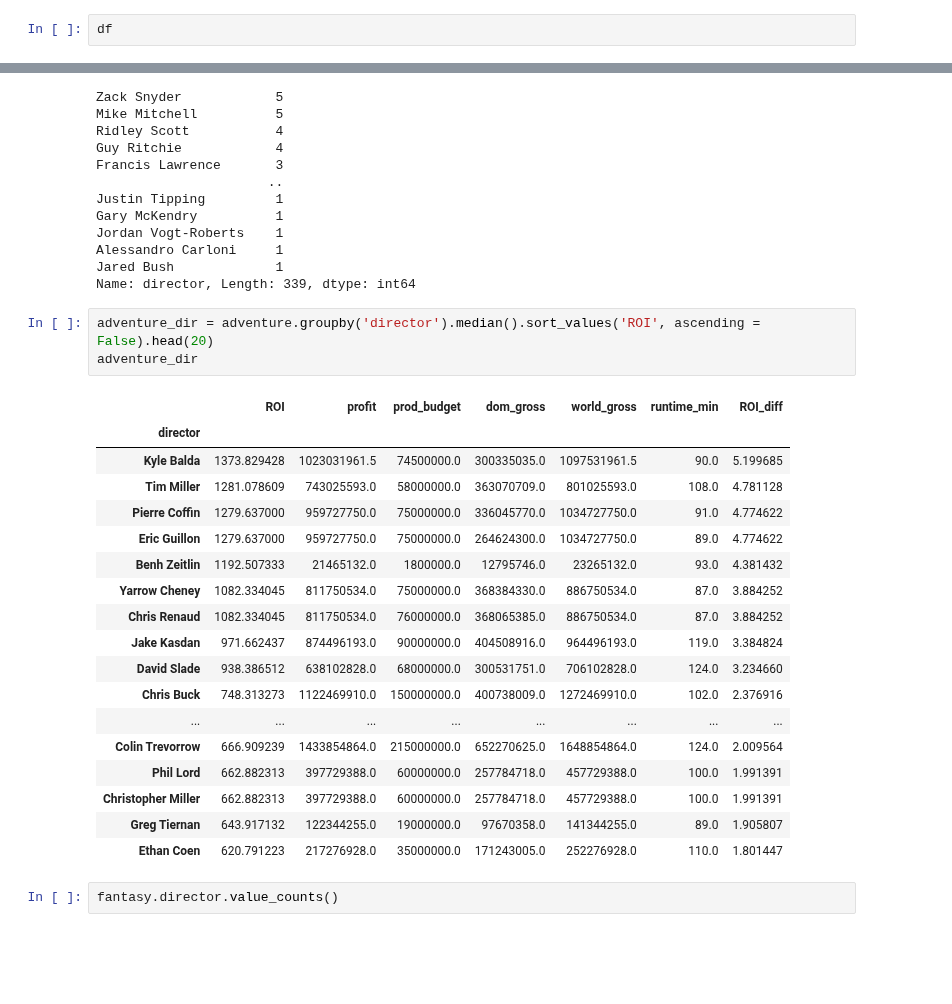
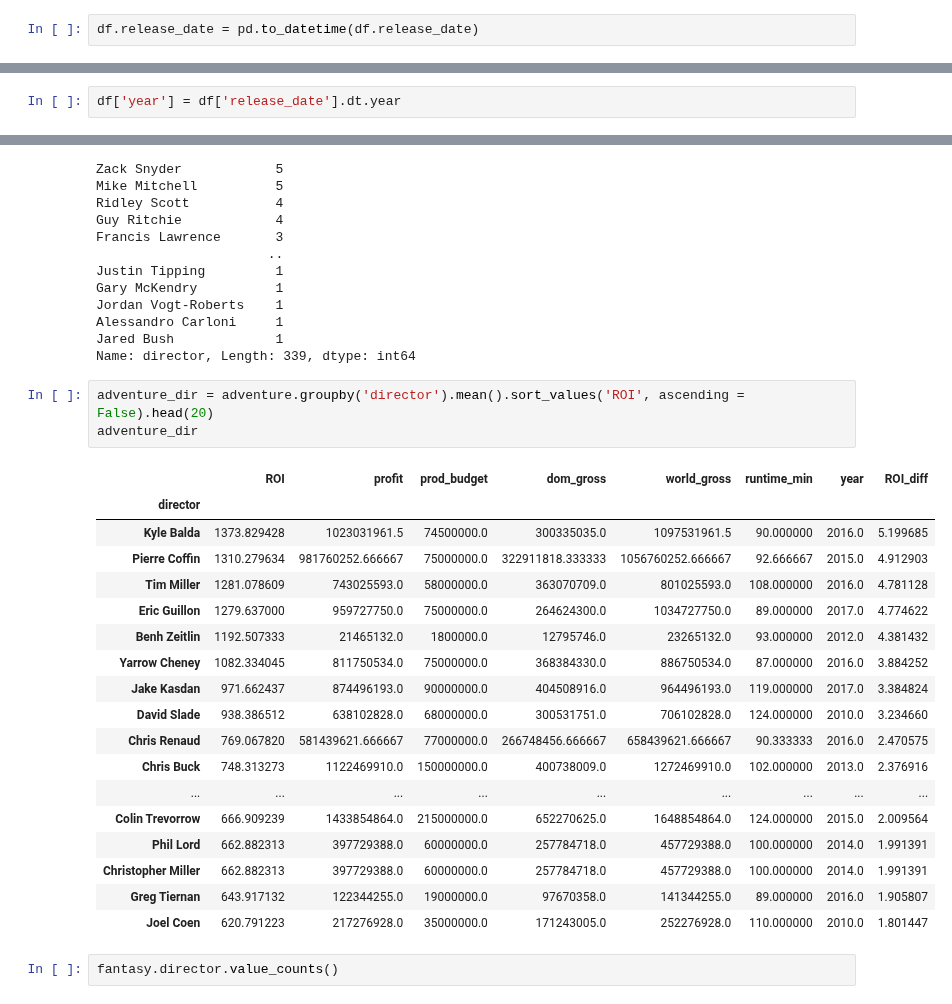
Before and after one commit to JoshuaGottlieb/Microsoft-Movie-Recommendation, a Jupyter notebook: Eggatron-Folder/EDA.ipynb, the cells around one changed output, grey strips where cells are left out. Saved outputs shown, nothing was run; the diff lists cells and outputs as text; blank space fills up the shorter version.

```diff
--- a/Eggatron-Folder/EDA.ipynb
+++ b/Eggatron-Folder/EDA.ipynb
@@ -4,4 +7,4 @@ import numpy as np
 # %%
 df = pd.read_parquet('../zippedData/merged_data.parquet')
 # %%
-df
+df.release_date = pd.to_datetime(df.release_date)
@@ -22,3 +11,5 @@ df
+# %%
+df['year'] = df['release_date'].dt.year
 # %%
 genre = df.explode('genres')
 # %%
@@ -201,27 +198,27 @@ Alessandro Carloni     1
 Jared Bush             1
 Name: director, Length: 339, dtype: int64
 # %%
-adventure_dir = adventure.groupby('director').median().sort_values('ROI', ascending = False).head(20)
+adventure_dir = adventure.groupby('director').mean().sort_values('ROI', ascending = False).head(20)
 adventure_dir
 # %% [output]
-|  | ROI | profit | prod_budget | dom_gross | world_gross | runtime_min | ROI_diff |
-| director |  |  |  |  |  |  |  |
-| Kyle Balda | 1373.829428 | 1023031961.5 | 74500000.0 | 300335035.0 | 1097531961.5 | 90.0 | 5.199685 |
-| Tim Miller | 1281.078609 | 743025593.0 | 58000000.0 | 363070709.0 | 801025593.0 | 108.0 | 4.781128 |
-| Pierre Coffin | 1279.637000 | 959727750.0 | 75000000.0 | 336045770.0 | 1034727750.0 | 91.0 | 4.774622 |
-| Eric Guillon | 1279.637000 | 959727750.0 | 75000000.0 | 264624300.0 | 1034727750.0 | 89.0 | 4.774622 |
-| Benh Zeitlin | 1192.507333 | 21465132.0 | 1800000.0 | 12795746.0 | 23265132.0 | 93.0 | 4.381432 |
-| Yarrow Cheney | 1082.334045 | 811750534.0 | 75000000.0 | 368384330.0 | 886750534.0 | 87.0 | 3.884252 |
-| Chris Renaud | 1082.334045 | 811750534.0 | 76000000.0 | 368065385.0 | 886750534.0 | 87.0 | 3.884252 |
-| Jake Kasdan | 971.662437 | 874496193.0 | 90000000.0 | 404508916.0 | 964496193.0 | 119.0 | 3.384824 |
-| David Slade | 938.386512 | 638102828.0 | 68000000.0 | 300531751.0 | 706102828.0 | 124.0 | 3.234660 |
-| Chris Buck | 748.313273 | 1122469910.0 | 150000000.0 | 400738009.0 | 1272469910.0 | 102.0 | 2.376916 |
-| ... | ... | ... | ... | ... | ... | ... | ... |
-| Colin Trevorrow | 666.909239 | 1433854864.0 | 215000000.0 | 652270625.0 | 1648854864.0 | 124.0 | 2.009564 |
-| Phil Lord | 662.882313 | 397729388.0 | 60000000.0 | 257784718.0 | 457729388.0 | 100.0 | 1.991391 |
-| Christopher Miller | 662.882313 | 397729388.0 | 60000000.0 | 257784718.0 | 457729388.0 | 100.0 | 1.991391 |
-| Greg Tiernan | 643.917132 | 122344255.0 | 19000000.0 | 97670358.0 | 141344255.0 | 89.0 | 1.905807 |
-| Ethan Coen | 620.791223 | 217276928.0 | 35000000.0 | 171243005.0 | 252276928.0 | 110.0 | 1.801447 |
+|  | ROI | profit | prod_budget | dom_gross | world_gross | runtime_min | year | ROI_diff |
+| director |  |  |  |  |  |  |  |  |
+| Kyle Balda | 1373.829428 | 1023031961.5 | 74500000.0 | 300335035.0 | 1097531961.5 | 90.000000 | 2016.0 | 5.199685 |
+| Pierre Coffin | 1310.279634 | 981760252.666667 | 75000000.0 | 322911818.333333 | 1056760252.666667 | 92.666667 | 2015.0 | 4.912903 |
+| Tim Miller | 1281.078609 | 743025593.0 | 58000000.0 | 363070709.0 | 801025593.0 | 108.000000 | 2016.0 | 4.781128 |
+| Eric Guillon | 1279.637000 | 959727750.0 | 75000000.0 | 264624300.0 | 1034727750.0 | 89.000000 | 2017.0 | 4.774622 |
+| Benh Zeitlin | 1192.507333 | 21465132.0 | 1800000.0 | 12795746.0 | 23265132.0 | 93.000000 | 2012.0 | 4.381432 |
+| Yarrow Cheney | 1082.334045 | 811750534.0 | 75000000.0 | 368384330.0 | 886750534.0 | 87.000000 | 2016.0 | 3.884252 |
+| Jake Kasdan | 971.662437 | 874496193.0 | 90000000.0 | 404508916.0 | 964496193.0 | 119.000000 | 2017.0 | 3.384824 |
+| David Slade | 938.386512 | 638102828.0 | 68000000.0 | 300531751.0 | 706102828.0 | 124.000000 | 2010.0 | 3.234660 |
+| Chris Renaud | 769.067820 | 581439621.666667 | 77000000.0 | 266748456.666667 | 658439621.666667 | 90.333333 | 2016.0 | 2.470575 |
+| Chris Buck | 748.313273 | 1122469910.0 | 150000000.0 | 400738009.0 | 1272469910.0 | 102.000000 | 2013.0 | 2.376916 |
+| ... | ... | ... | ... | ... | ... | ... | ... | ... |
+| Colin Trevorrow | 666.909239 | 1433854864.0 | 215000000.0 | 652270625.0 | 1648854864.0 | 124.000000 | 2015.0 | 2.009564 |
+| Phil Lord | 662.882313 | 397729388.0 | 60000000.0 | 257784718.0 | 457729388.0 | 100.000000 | 2014.0 | 1.991391 |
+| Christopher Miller | 662.882313 | 397729388.0 | 60000000.0 | 257784718.0 | 457729388.0 | 100.000000 | 2014.0 | 1.991391 |
+| Greg Tiernan | 643.917132 | 122344255.0 | 19000000.0 | 97670358.0 | 141344255.0 | 89.000000 | 2016.0 | 1.905807 |
+| Joel Coen | 620.791223 | 217276928.0 | 35000000.0 | 171243005.0 | 252276928.0 | 110.000000 | 2010.0 | 1.801447 |
 # %%
 fantasy.director.value_counts()
 # %% [output]
```
Also changed, not shown: parts of 19 cells of this notebook.
